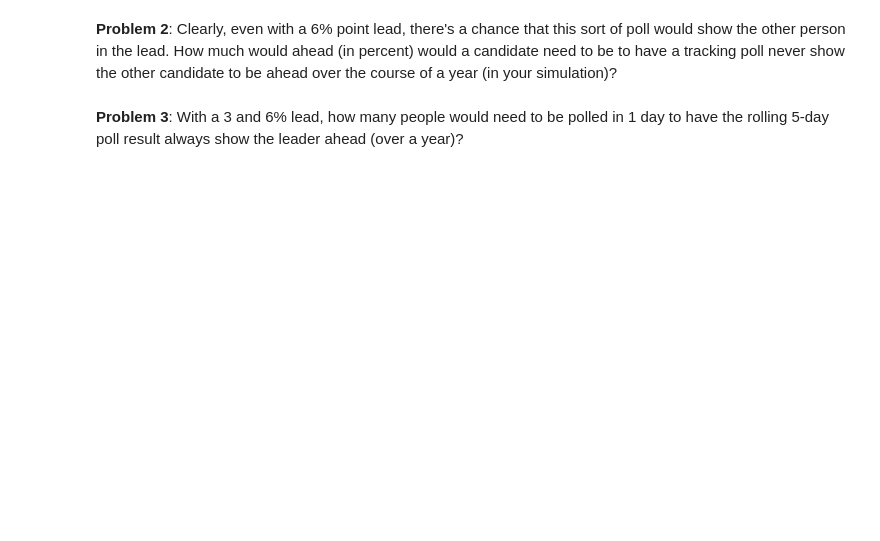
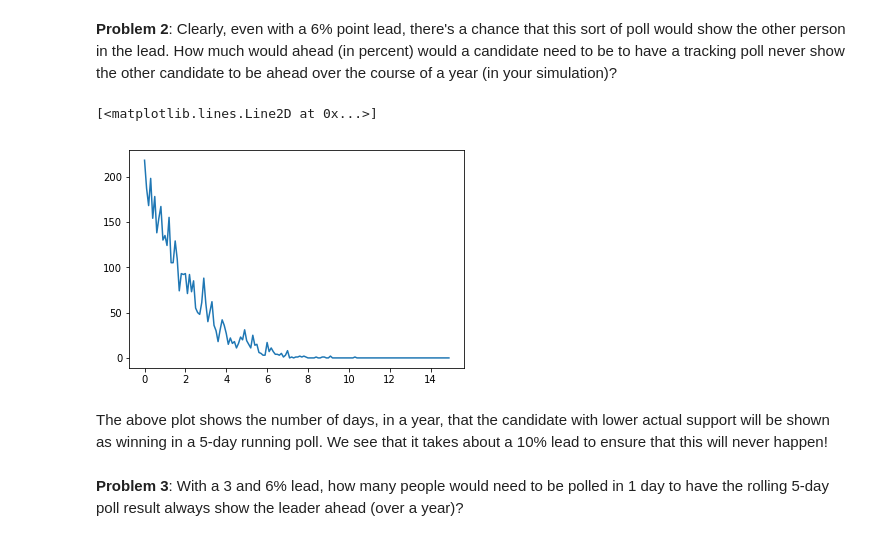
Before and after one commit to mike-fang/something-sensible, a Jupyter notebook: hw_1/hw_1_assignment.ipynb, the cells around one changed output. Cells and saved outputs as stored; diff of their text form; code cells hidden in the pictures; blank space fills up the shorter version.

```diff
--- a/hw_1/hw_1_assignment.ipynb
+++ b/hw_1/hw_1_assignment.ipynb
@@ -488,2 +506,15 @@ https://twitter.com/NateSilver538/status/769565612955824128
+# %%
+leads = np.arange(0, 15, .1)
+days_neg = np.zeros_like(leads)
+for n, lead in enumerate(leads):
+    poll = simulate_lead(days = 365, actual_pct_lead=lead)
+    days_neg[n] = ((poll < 0).sum())
+# %%
+plt.plot(leads, days_neg)
+# %% [output]
+[<matplotlib.lines.Line2D at 0x...>]
+[figure, added]
+# %% [markdown]
+The above plot shows the number of days, in a year, that the candidate with lower actual support will be shown as winning in a 5-day running poll. We see that it takes about a 10% lead to ensure that this will never happen!
 # %% [markdown]
 **Problem 3**: With a 3 and 6% lead, how many people would need to be polled in 1 day to have the rolling 5-day poll result always show the leader ahead (over a year)?
```
Also changed, not shown: parts of 7 cells of this notebook.
